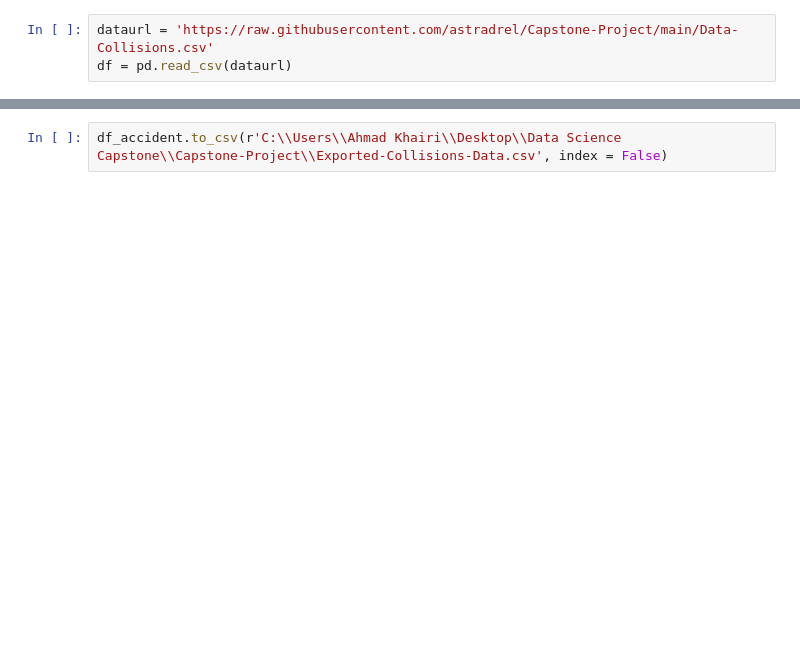
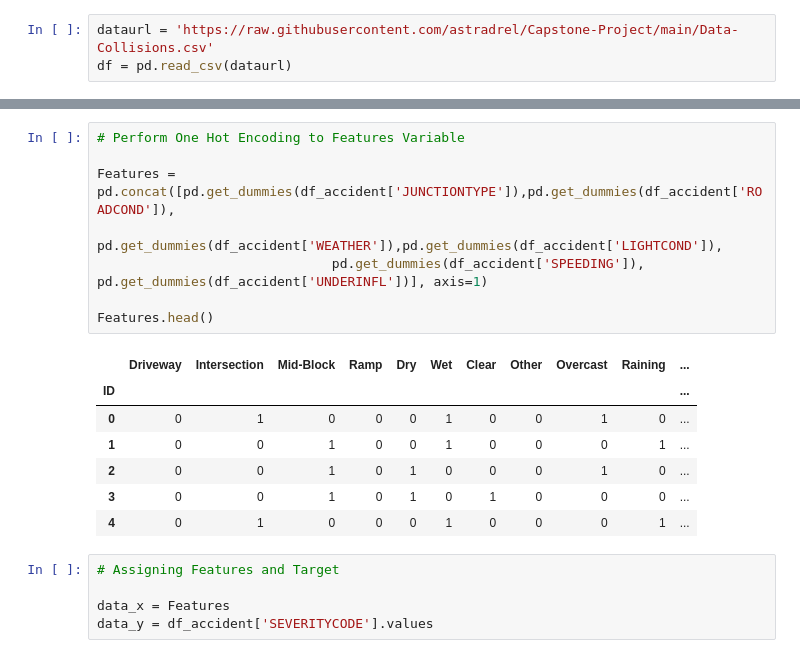
Before and after one commit to astradrel/Capstone-Project, a Jupyter notebook: Car Accidents Severity Prediction using Machine Learning.ipynb, the cells around one changed output, grey strips where cells are left out. Cells and saved outputs as stored; diff of their text form; blank space fills up the shorter version.

```diff
--- a/Car Accidents Severity Prediction using Machine Learning.ipynb
+++ b/Car Accidents Severity Prediction using Machine Learning.ipynb
@@ -149,2 +180,21 @@ df_accident
-# %%
-df_accident.to_csv(r'C:\\Users\\Ahmad Khairi\\Desktop\\Data Science Capstone\\Capstone-Project\\Exported-Collisions-Data.csv', index = False)
+# %%
+# Perform One Hot Encoding to Features Variable
+
+Features = pd.concat([pd.get_dummies(df_accident['JUNCTIONTYPE']),pd.get_dummies(df_accident['ROADCOND']),
+                              pd.get_dummies(df_accident['WEATHER']),pd.get_dummies(df_accident['LIGHTCOND']),
+                              pd.get_dummies(df_accident['SPEEDING']), pd.get_dummies(df_accident['UNDERINFL'])], axis=1)
+
+Features.head()
+# %% [output]
+|  | Driveway | Intersection | Mid-Block | Ramp | Dry | Wet | Clear | Other | Overcast | Raining | ... |
+| ID |  |  |  |  |  |  |  |  |  |  | ... |
+| 0 | 0 | 1 | 0 | 0 | 0 | 1 | 0 | 0 | 1 | 0 | ... |
+| 1 | 0 | 0 | 1 | 0 | 0 | 1 | 0 | 0 | 0 | 1 | ... |
+| 2 | 0 | 0 | 1 | 0 | 1 | 0 | 0 | 0 | 1 | 0 | ... |
+| 3 | 0 | 0 | 1 | 0 | 1 | 0 | 1 | 0 | 0 | 0 | ... |
+| 4 | 0 | 1 | 0 | 0 | 0 | 1 | 0 | 0 | 0 | 1 | ... |
+# %%
+# Assigning Features and Target
+
+data_x = Features
+data_y = df_accident['SEVERITYCODE'].values
```
Also changed, not shown: parts of 30 cells of this notebook, 2 other files.
